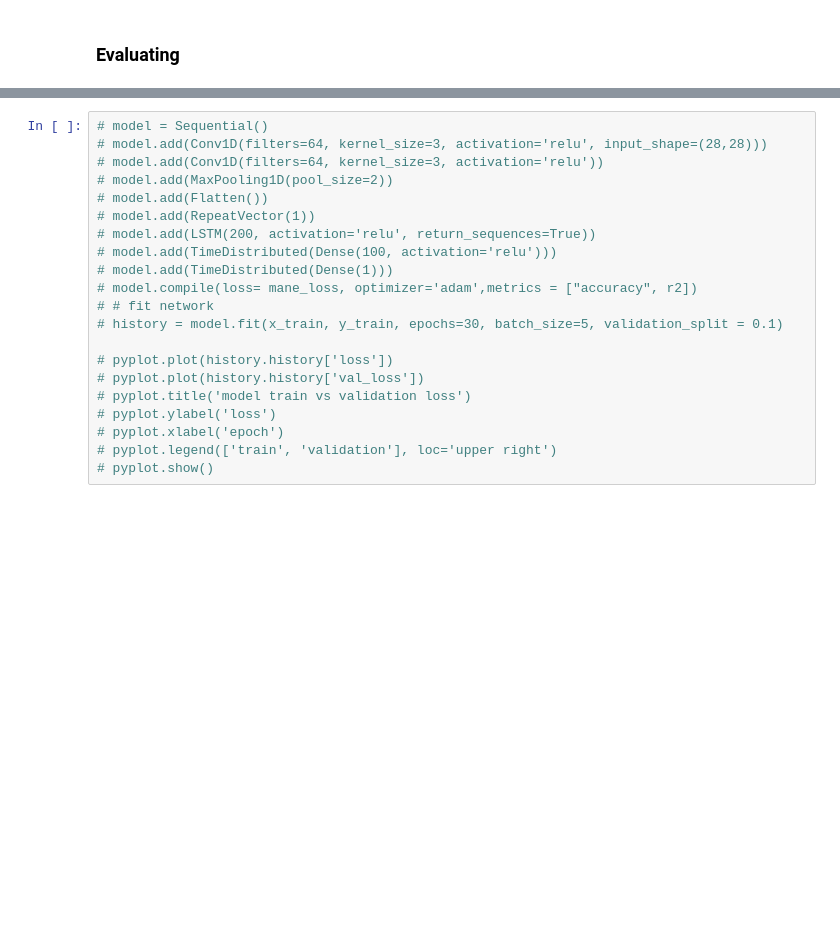
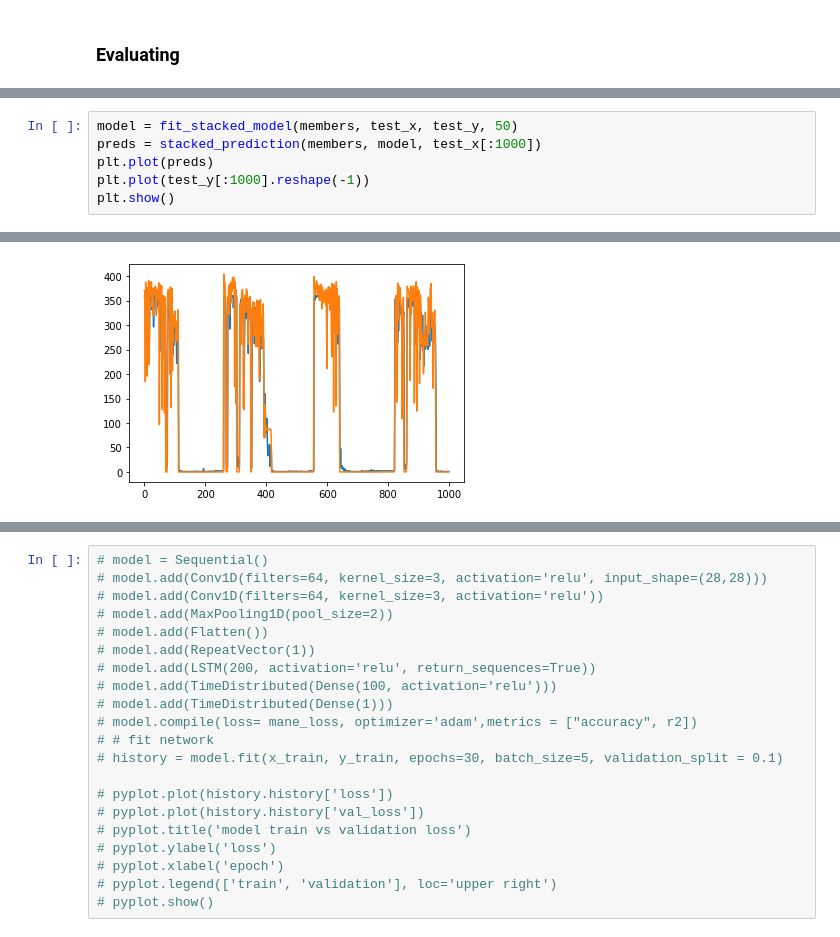
Before and after one commit to RachitBansal/AppliancePower_TimeSeries, a Jupyter notebook: Ensemble.ipynb, the cells around one changed output, grey strips where cells are left out. Cells and saved outputs as stored; diff of their text form; blank space fills up the shorter version.

```diff
--- a/Ensemble.ipynb
+++ b/Ensemble.ipynb
@@ -362,0 +399,7 @@ AttributeError: ignored
+# %%
+model = fit_stacked_model(members, test_x, test_y, 50)
+preds = stacked_prediction(members, model, test_x[:1000])
+plt.plot(preds)
+plt.plot(test_y[:1000].reshape(-1))
+plt.show()
+# %% [output]
@@ -362,0 +407 @@ AttributeError: ignored
+[figure, added]
```
Also changed, not shown: parts of 30 cells of this notebook.
